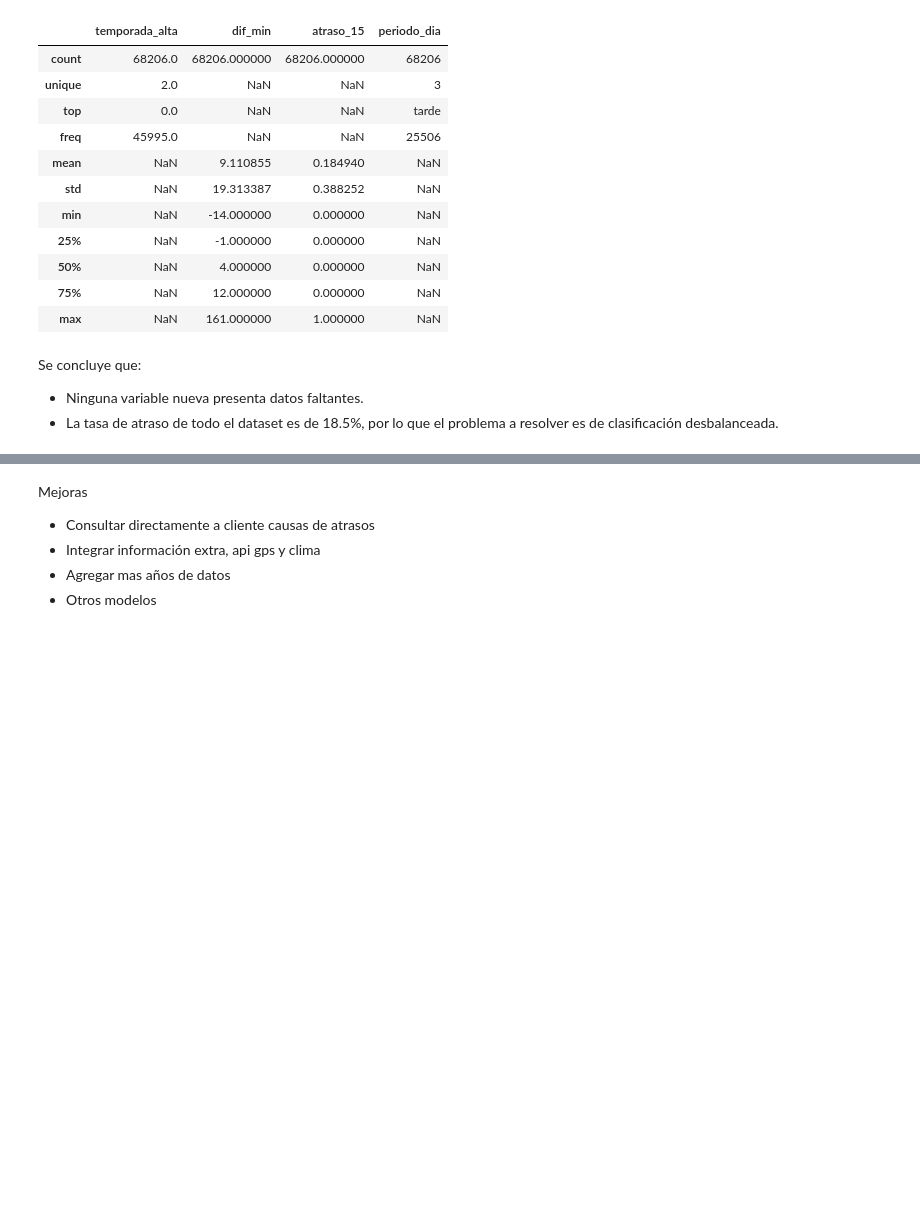
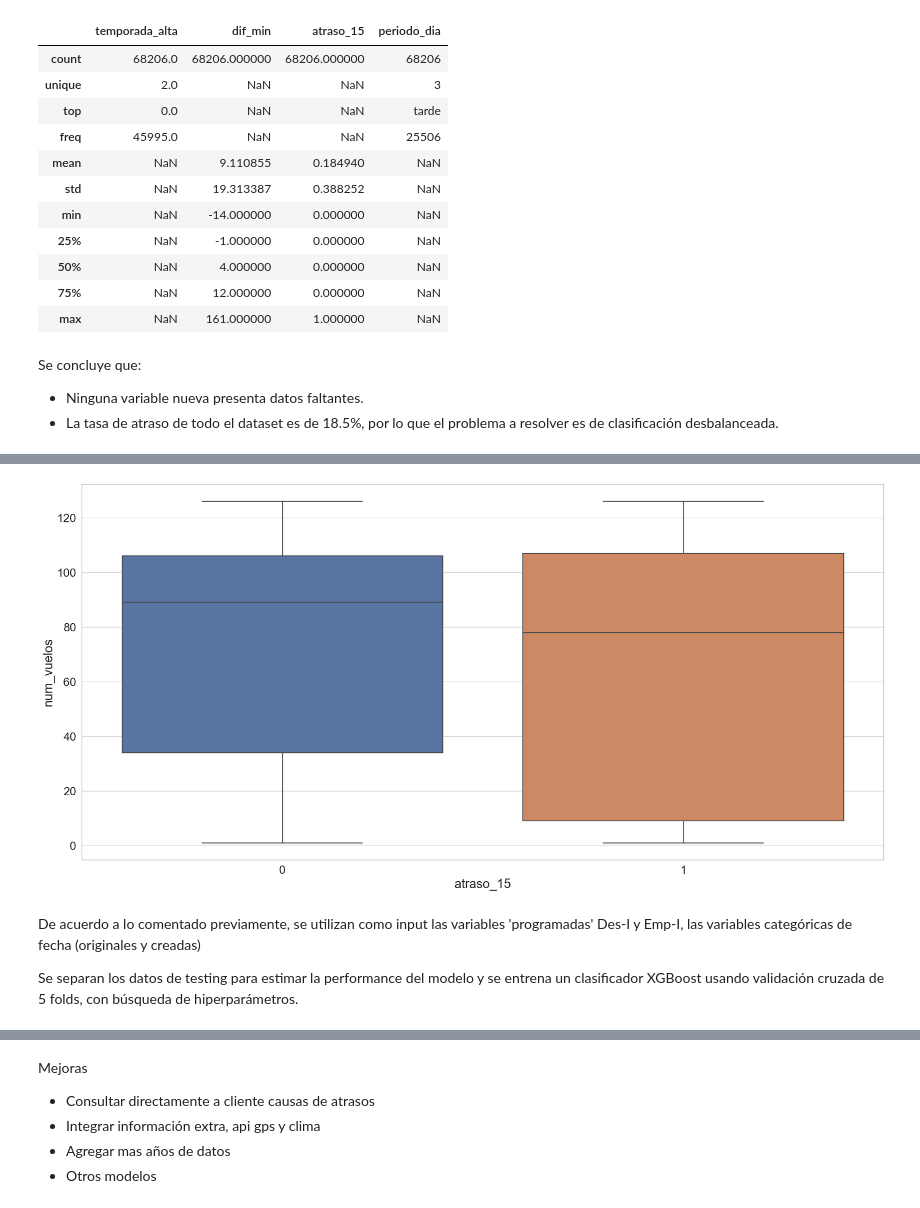
Before and after one commit to felipeuribe1/NeuralWorks-DS-Challenge, a Jupyter notebook: DS_Challenge_FUribe.ipynb, the cells around one changed output, grey strips where cells are left out. Saved outputs shown, nothing was run; the diff lists cells and outputs as text; code cells hidden in the pictures; blank space fills up the shorter version.

```diff
--- a/DS_Challenge_FUribe.ipynb
+++ b/DS_Challenge_FUribe.ipynb
@@ -376,0 +376,4 @@ plt.tight_layout()
+# %%
+df['num_vuelos'] = df.groupby(['MES','DIA','Emp-I'])['Vlo-I'].transform('count').astype(int)
+
+df['num_vuelos'].describe()
@@ -377 +390,14 @@ plt.tight_layout()
+# %%
+sns.set(rc={'figure.figsize':(20,10)})
+sns.set_theme(style="whitegrid", font_scale=1.75)
+
+sns.boxplot(data=df[['num_vuelos','atraso_15']], x='atraso_15', y='num_vuelos')
+plt.tight_layout()
+# %% [output]
+[figure, added]
+# %% [markdown]
+De acuerdo a lo comentado previamente, se utilizan como input las variables 'programadas' Des-I y Emp-I, las variables categóricas de fecha (originales y creadas)
+<br>
+
+Se separan los datos de testing para estimar la performance del modelo y se entrena un clasificador XGBoost usando validación cruzada de 5 folds, con búsqueda de hiperparámetros.
 # %%
```
Also changed, not shown: parts of 16 cells of this notebook.
